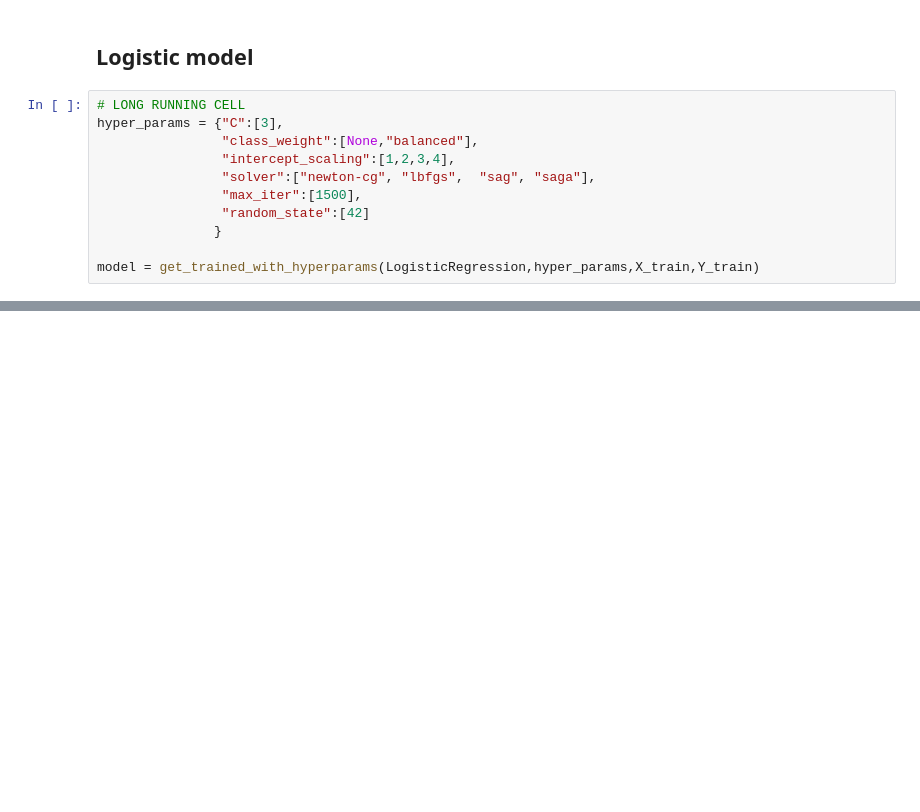
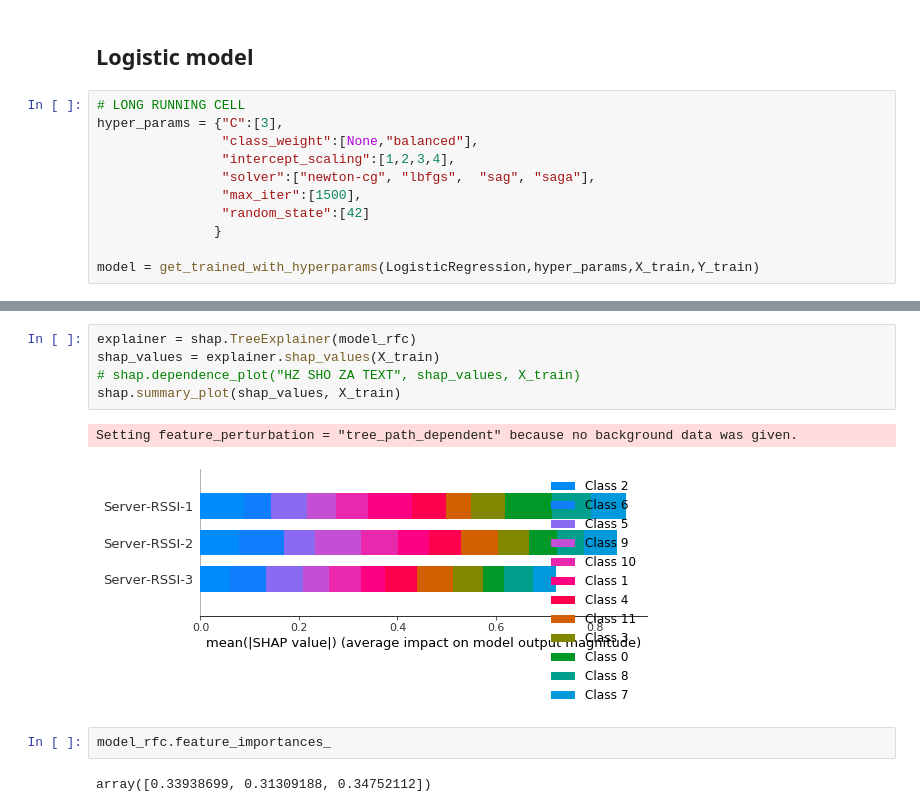
Before and after one commit to Midren/Localization, a Jupyter notebook: fingerprinting_classification.ipynb, the cells around one changed output, grey strips where cells are left out. Cells and saved outputs as stored; diff of their text form; blank space fills up the shorter version.

Commit message:
Feature importance in RFC

```diff
--- a/fingerprinting_classification.ipynb
+++ b/fingerprinting_classification.ipynb
@@ -141,0 +143,12 @@ Number of points not in top 5 predicted probabilities total points: 2400; failed
+# %%
+explainer = shap.TreeExplainer(model_rfc)
+shap_values = explainer.shap_values(X_train)
+# shap.dependence_plot("HZ SHO ZA TEXT", shap_values, X_train)
+shap.summary_plot(shap_values, X_train)
+# %% [output]
+Setting feature_perturbation = "tree_path_dependent" because no background data was given.
+[figure, added]
+# %%
+model_rfc.feature_importances_
+# %% [output]
+array([0.33938699, 0.31309188, 0.34752112])
```
Also changed, not shown: parts of 3 cells of this notebook.
